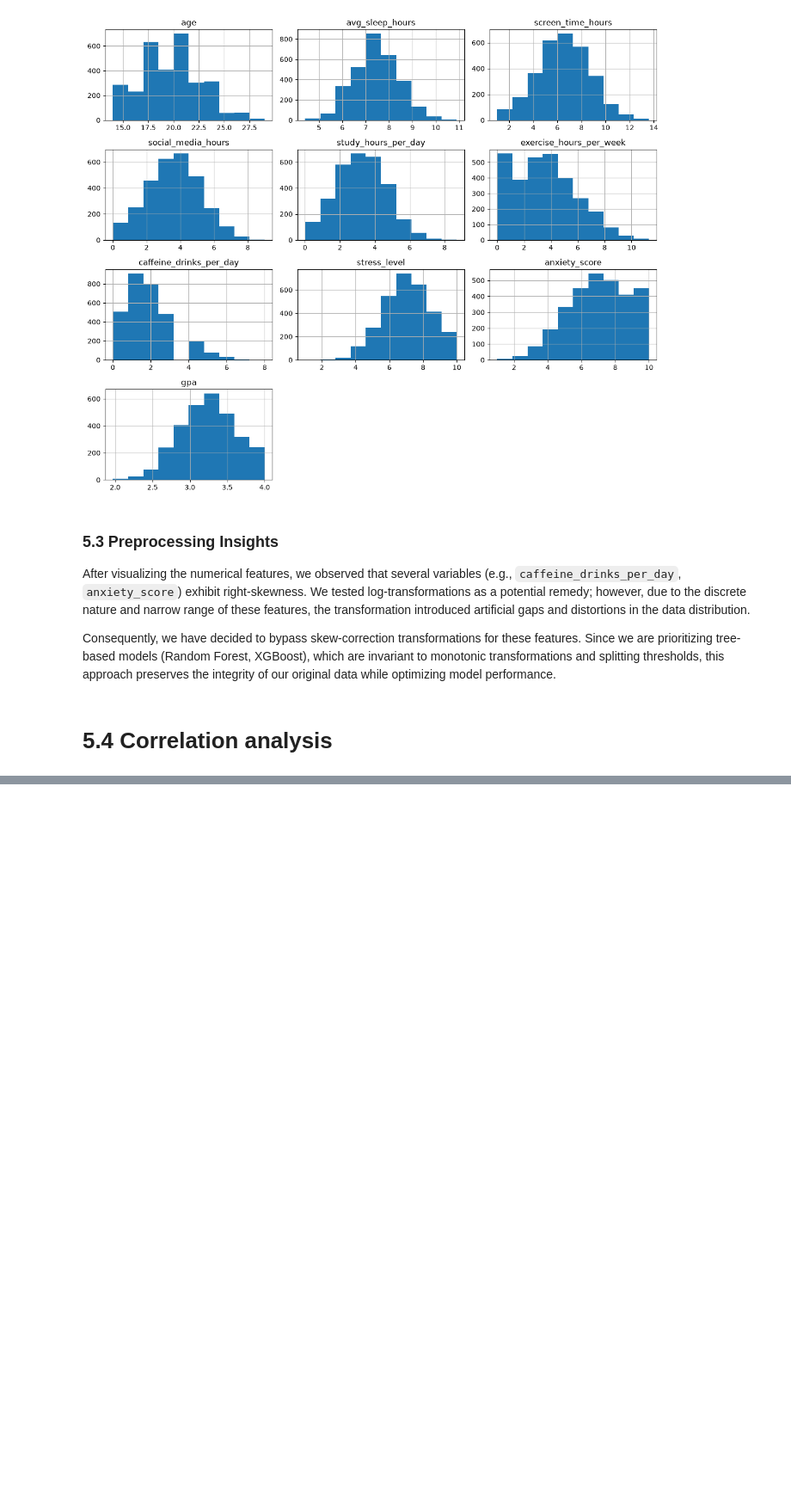
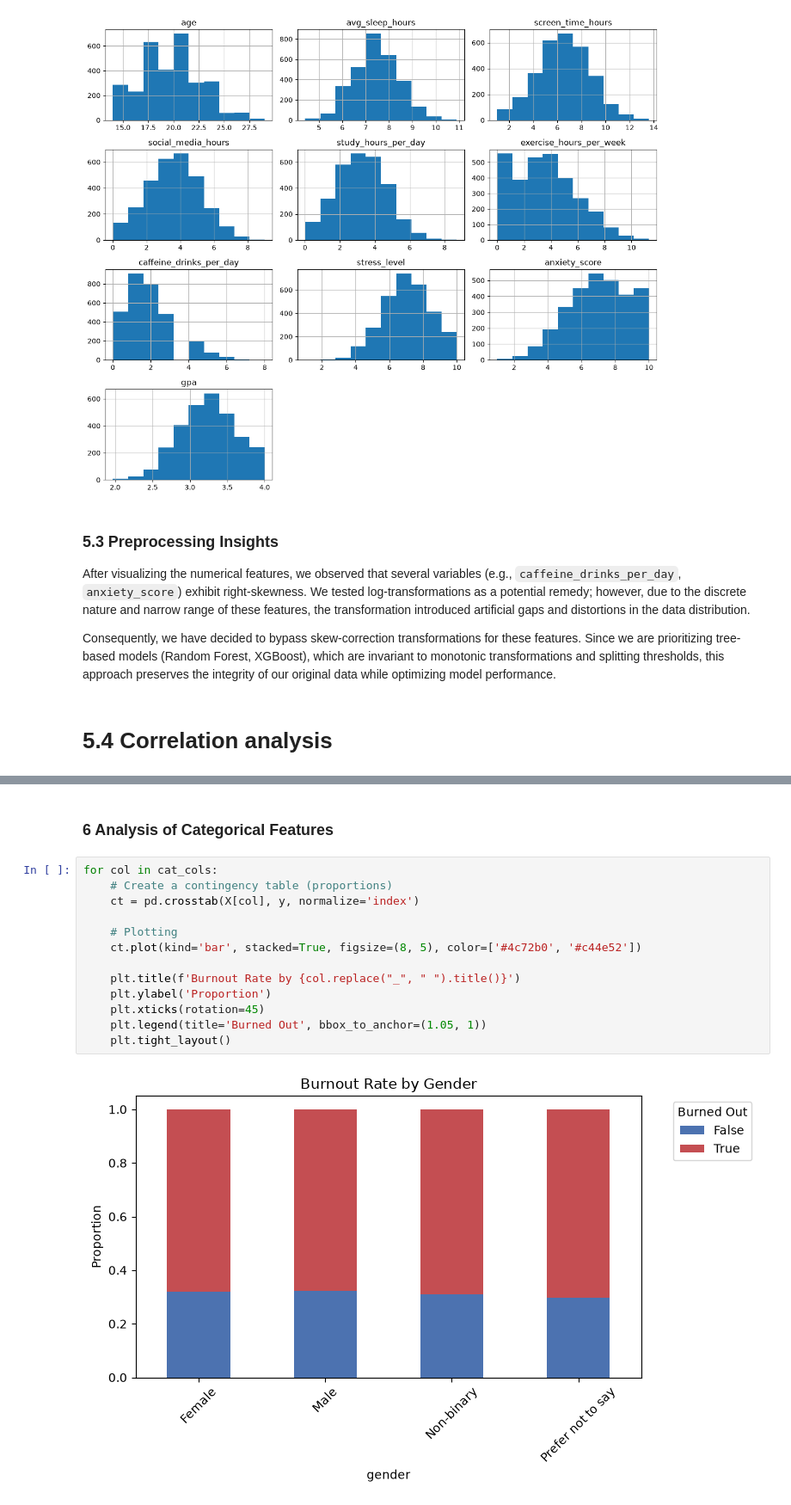
Before and after one commit to whosedreamisthis/tabular-data-science, a Jupyter notebook: mental-health/student_wellness.ipynb, the cells around one changed output, grey strips where cells are left out. Shown at 86% size. Cells and saved outputs as stored; diff of their text form; blank space fills up the shorter version.

```diff
--- a/mental-health/student_wellness.ipynb
+++ b/mental-health/student_wellness.ipynb
@@ -161,0 +161,17 @@ Consequently, we have decided to bypass skew-correction transformations for thes
+# %% [markdown]
+### 6 Analysis of Categorical Features
+# %%
+for col in cat_cols:
+    # Create a contingency table (proportions)
+    ct = pd.crosstab(X[col], y, normalize='index')
+
+    # Plotting
+    ct.plot(kind='bar', stacked=True, figsize=(8, 5), color=['#4c72b0', '#c44e52'])
+
+    plt.title(f'Burnout Rate by {col.replace("_", " ").title()}')
+    plt.ylabel('Proportion')
+    plt.xticks(rotation=45)
+    plt.legend(title='Burned Out', bbox_to_anchor=(1.05, 1))
+    plt.tight_layout()
+# %% [output]
+[figure, added]
```
Also changed, not shown: parts of 9 cells of this notebook.
